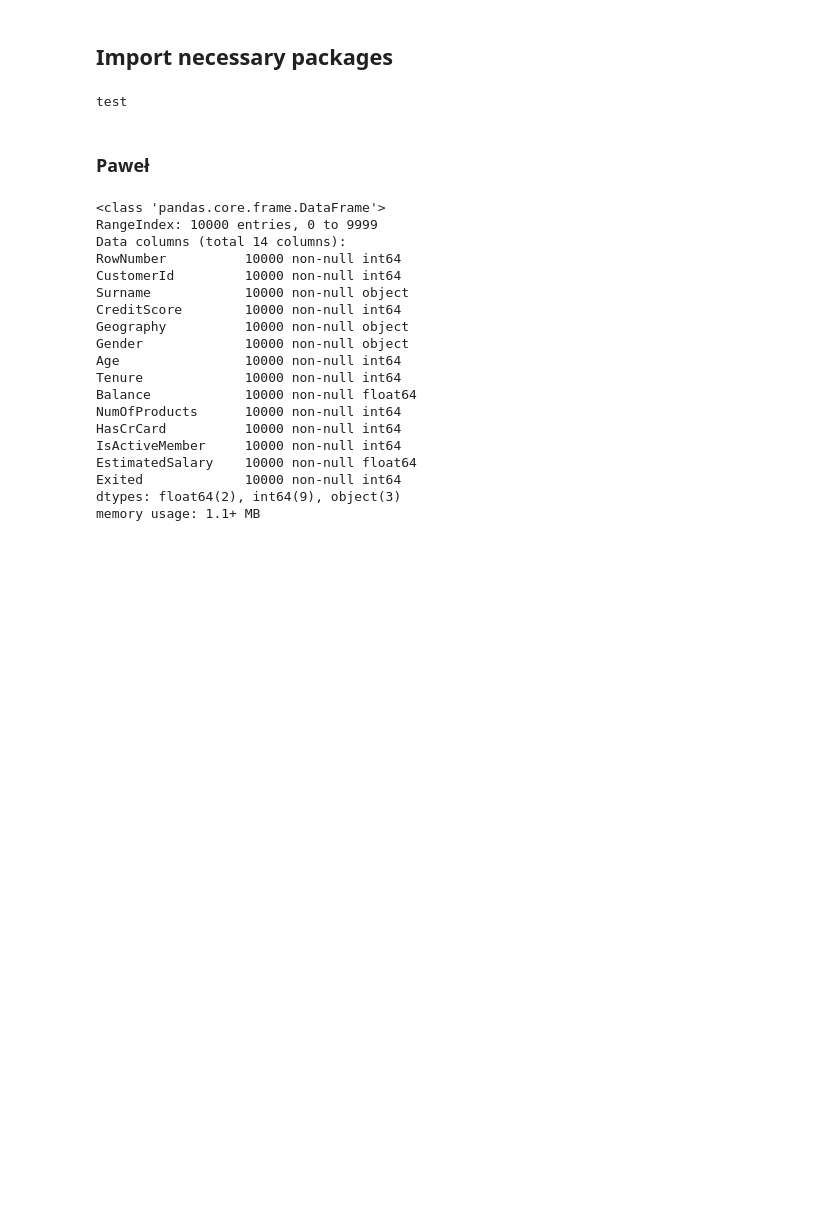
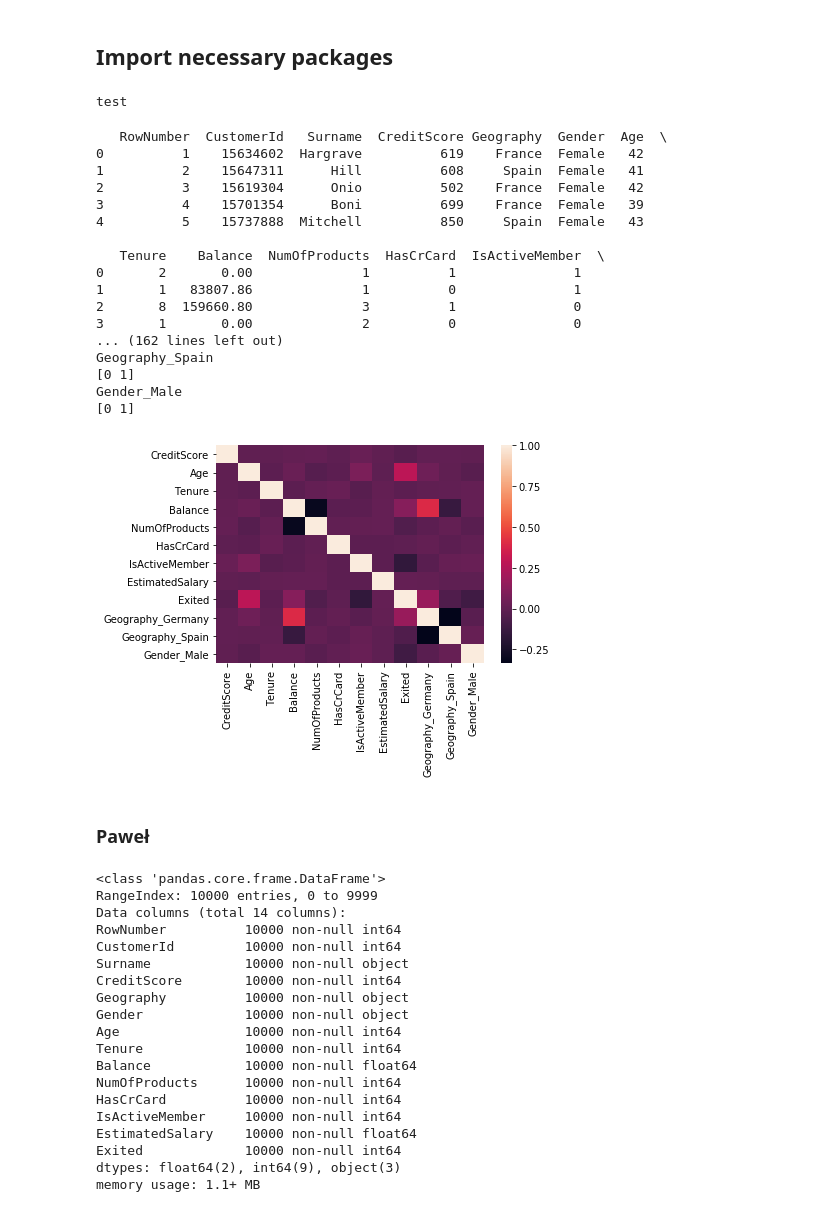
Before and after one commit to Dalthirr/NeuralNetworks, a Jupyter notebook: EDA.ipynb, the cells around one changed output. Saved outputs shown, nothing was run; the diff lists cells and outputs as text; code cells hidden in the pictures; blank space fills up the shorter version.

```diff
--- a/EDA.ipynb
+++ b/EDA.ipynb
@@ -21,37 +21,56 @@ import seaborn as sns
 import matplotlib.pyplot as plt
 from sklearn.preprocessing import  StandardScaler
 
-df=pd.read_csv('Churn_Modelling.csv')
+df=pd.read_csv('Churn.csv')
 print(df.head())
 print(df.info())
 
 
 # Wyrzucam wszystkie dane, które nie wpływają na pierwszy rzut oko nie wpływają na wynik
 df=df.drop(['RowNumber','CustomerId','Surname'], axis=1)
 
 
 
 print(df.head())
 print(df.info())
 StandardScaler(df)
 print(df.describe())
 
 
 #Proponuje zastosować dummy_variable dla kraju pochodzenia oraz płci.
 df=pd.get_dummies(df,drop_first=True)
 
 print(df.head())
 print(df.info())
 
 #Wypiszę wartości unikalne dla każdej zmiennej. Chcę dzięki temu wychwycić możliwe missing values
 for i in range(len(df.columns)):
         print(df.columns[i])
         print(pd.unique(df.iloc[0:,i]))
 
 
       # Tworzę heatmapa korelacji pozostałych zmiennych. Odnoszę wrażenie, że są średnio skorelowane.
 plt.show(sns.heatmap(df.corr(),xticklabels=df.corr().columns,
         yticklabels=df.corr().columns))
+# %% [output]
+   RowNumber  CustomerId   Surname  CreditScore Geography  Gender  Age  \
+0          1    15634602  Hargrave          619    France  Female   42
+1          2    15647311      Hill          608     Spain  Female   41
+2          3    15619304      Onio          502    France  Female   42
+3          4    15701354      Boni          699    France  Female   39
+4          5    15737888  Mitchell          850     Spain  Female   43
+
+   Tenure    Balance  NumOfProducts  HasCrCard  IsActiveMember  \
+0       2       0.00              1          1               1
+1       1   83807.86              1          0               1
+2       8  159660.80              3          1               0
+3       1       0.00              2          0               0
+... (162 lines left out)
+Geography_Spain
+[0 1]
+Gender_Male
+[0 1]
+[figure, added]
 # %% [markdown]
 ### Paweł
 # %%
```
